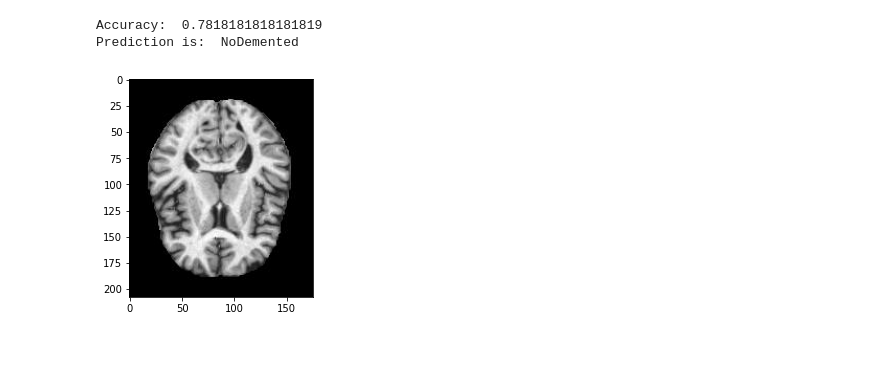
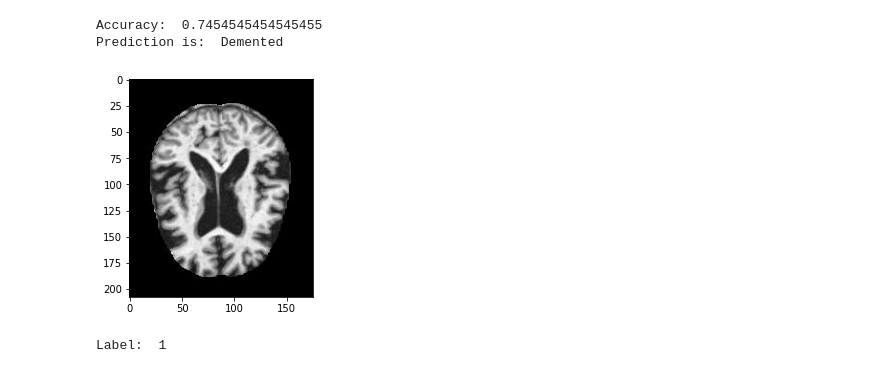
Before and after one commit to aldrenjunior/Disease-Alzheimer-Classification-Through-Support-Vector-Machine, a Jupyter notebook: Disease_Alzheimer_Classification_Through_Support_Vector_Machine_(SVM).ipynb, the cells around one changed output. Saved outputs shown, nothing was run; the diff lists cells and outputs as text; code cells hidden in the pictures.

Commit message:
The label caption was added to confirm information from the predicted images

```diff
--- a/Disease_Alzheimer_Classification_Through_Support_Vector_Machine_(SVM).ipynb
+++ b/Disease_Alzheimer_Classification_Through_Support_Vector_Machine_(SVM).ipynb
@@ -57,21 +57,24 @@ for feature, label in data:
 # %%
 #defining the training model
 xtrain, xtest, ytrain, ytest = train_test_split(features, labels, test_size=0.25)
 
 model = SVC(C=1, kernel = 'poly', gamma='auto')
 model.fit(xtrain, ytrain)
 
 prediction = model.predict(xtest)
 accuracy = model.score(xtest, ytest)
 
 #print result
 print('Accuracy: ', accuracy)
 print('Prediction is: ', categories[prediction[0]])
 
 da_predict = xtest[0].reshape(208,176)
+lb_predict = ytest[0]
 plt.imshow(da_predict, cmap='gray')
 plt.show()
+print('Label: ', lb_predict)
 # %% [output]
-Accuracy:  0.7818181818181819
-Prediction is:  NoDemented
+Accuracy:  0.7454545454545455
+Prediction is:  Demented
-[figure, old version]
+[figure, new version]
+Label:  1
```
Also changed, not shown: parts of 1 cell of this notebook.
